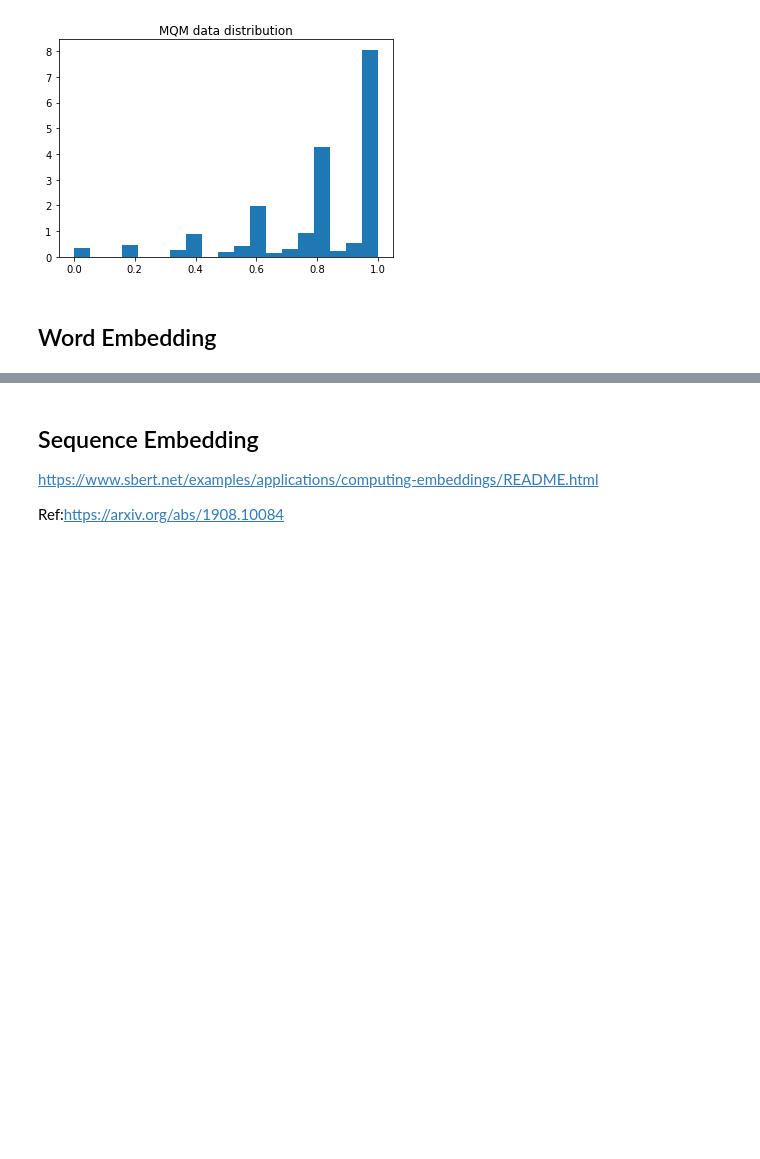
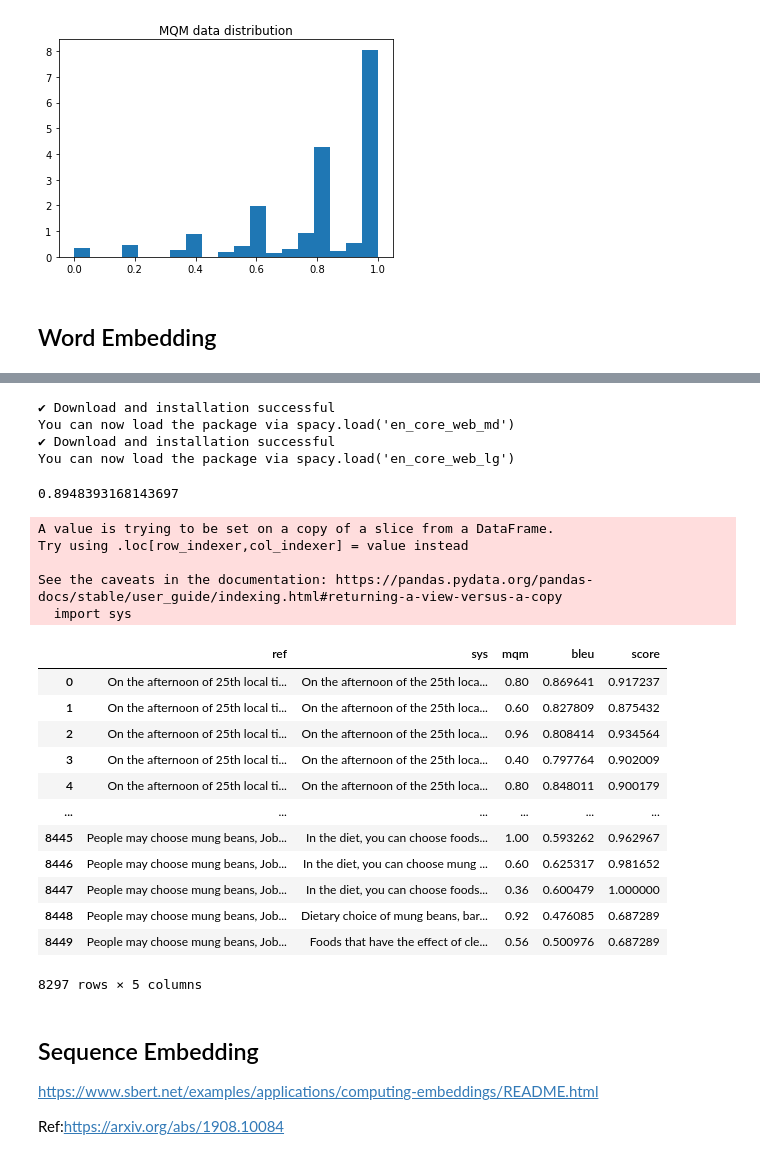
Before and after one commit to JunTu-XD/EmbeddingBleu, a Jupyter notebook: Embedding_Bleu.ipynb, the cells around one changed output, grey strips where cells are left out. Saved outputs shown, nothing was run; the diff lists cells and outputs as text; code cells hidden in the pictures; blank space fills up the shorter version.

```diff
--- a/Embedding_Bleu.ipynb
+++ b/Embedding_Bleu.ipynb
@@ -213,3 +234,9 @@ Text(0.5, 1.0, 'MQM data distribution')
 [figure]
 # %% [markdown]
 ## Word Embedding
+# %%
+import numpy as np
+
+# Normalize MQM scores (0-25 -> 0-1)
+df['mqm'] = 1 - (df['mqm'] / 25)
+df
@@ -215,0 +257,4 @@ Text(0.5, 1.0, 'MQM data distribution')
+# %%
+# Drop rows where MQM score is exactly 0
+df = df[df["mqm"] != 0]
+df
@@ -215,0 +275,9 @@ Text(0.5, 1.0, 'MQM data distribution')
+# %%
+import spacy
+spacy.cli.download("en_core_web_md")
+spacy.cli.download("en_core_web_lg")
+# %% [output]
+✔ Download and installation successful
+You can now load the package via spacy.load('en_core_web_md')
+✔ Download and installation successful
+You can now load the package via spacy.load('en_core_web_lg')
@@ -215,0 +313,41 @@ Text(0.5, 1.0, 'MQM data distribution')
+# %%
+a = "There is a gun in the gum"
+b = "There is a rifle inside of the gum"
+score = similarity(a, b)
+bleu = corpus_bleu([[a]], [b])
+
+score, bleu
+
+longer = 50
+shorter = 45
+np.exp(1 - (longer / shorter))
+# %% [output]
+0.8948393168143697
+# %%
+# Calculate our custom scores for the data
+scores = []
+for i in df.index:
+  score = similarity(df['sys'][i], df['ref'][i])
+  scores.append(score)
+
+df["score"] = scores
+df
+# %% [output]
+A value is trying to be set on a copy of a slice from a DataFrame.
+Try using .loc[row_indexer,col_indexer] = value instead
+
+See the caveats in the documentation: https://pandas.pydata.org/pandas-docs/stable/user_guide/indexing.html#returning-a-view-versus-a-copy
+  import sys
+|  | ref | sys | mqm | bleu | score |
+| 0 | On the afternoon of 25th local ti... | On the afternoon of the 25th loca... | 0.80 | 0.869641 | 0.917237 |
+| 1 | On the afternoon of 25th local ti... | On the afternoon of the 25th loca... | 0.60 | 0.827809 | 0.875432 |
+| 2 | On the afternoon of 25th local ti... | On the afternoon of the 25th loca... | 0.96 | 0.808414 | 0.934564 |
+| 3 | On the afternoon of 25th local ti... | On the afternoon of the 25th loca... | 0.40 | 0.797764 | 0.902009 |
+| 4 | On the afternoon of 25th local ti... | On the afternoon of the 25th loca... | 0.80 | 0.848011 | 0.900179 |
+| ... | ... | ... | ... | ... | ... |
+| 8445 | People may choose mung beans, Job... | In the diet, you can choose foods... | 1.00 | 0.593262 | 0.962967 |
+| 8446 | People may choose mung beans, Job... | In the diet, you can choose mung ... | 0.60 | 0.625317 | 0.981652 |
+| 8447 | People may choose mung beans, Job... | In the diet, you can choose foods... | 0.36 | 0.600479 | 1.000000 |
+| 8448 | People may choose mung beans, Job... | Dietary choice of mung beans, bar... | 0.92 | 0.476085 | 0.687289 |
+| 8449 | People may choose mung beans, Job... | Foods that have the effect of cle... | 0.56 | 0.500976 | 0.687289 |
+8297 rows × 5 columns
```
Also changed, not shown: parts of 22 cells of this notebook.
